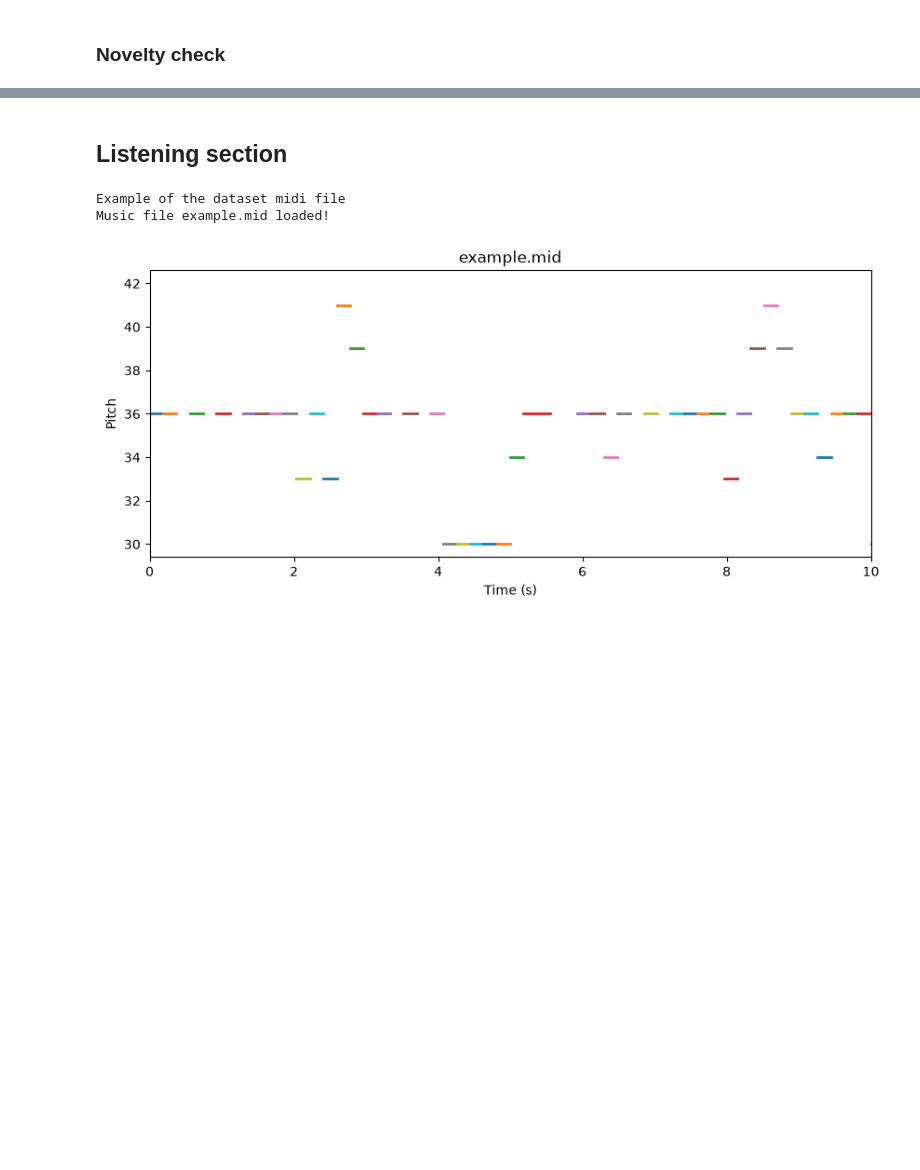
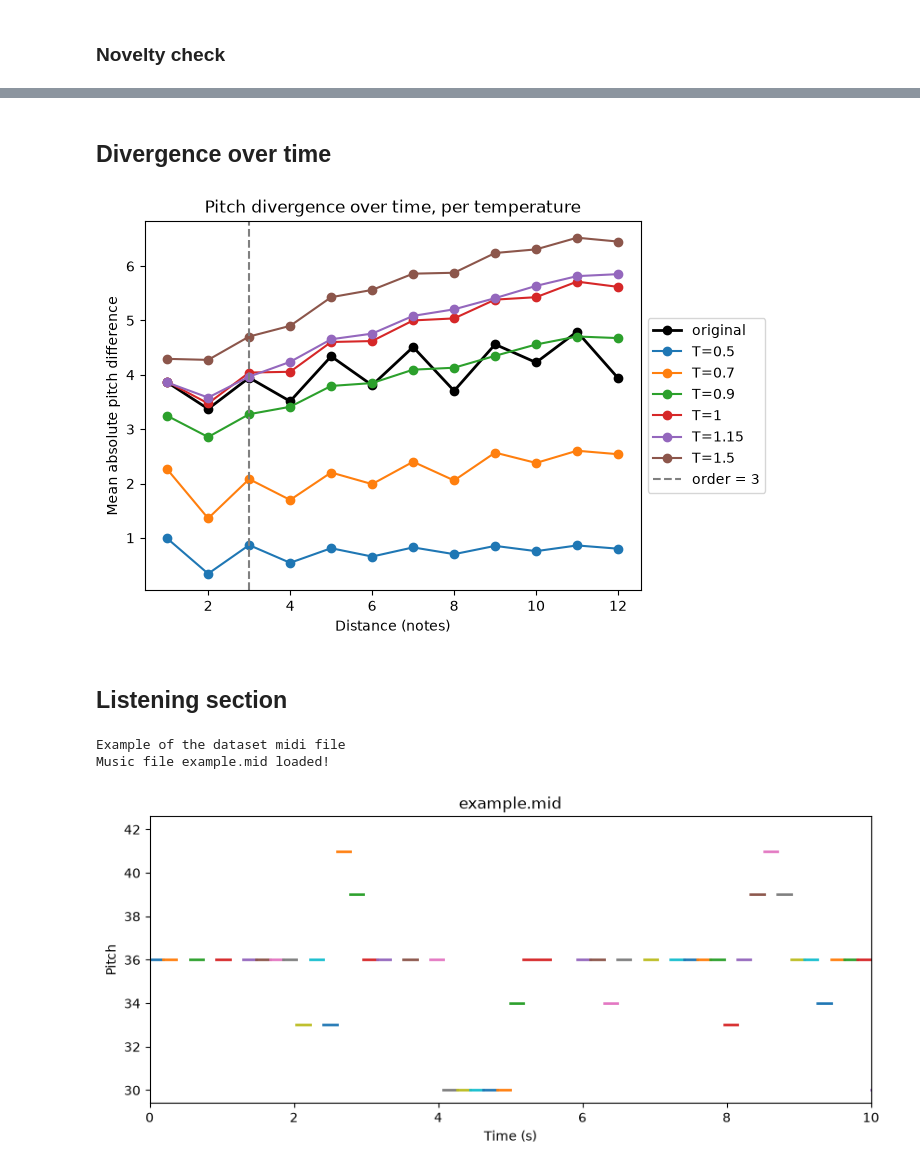
Before and after one commit to rikidoyouloveme/third-markov-for-video-game-bass-line-generation, a Jupyter notebook: project.ipynb, the cells around one changed output, grey strips where cells are left out. Drawn from its saved outputs; the diff is of its cells as text; code cells hidden in the pictures; blank space fills up the shorter version.

```diff
--- a/project.ipynb
+++ b/project.ipynb
@@ -561,3 +593,34 @@ display(pd.DataFrame(novelty_rows))
+# %% [markdown]
+## Divergence over time
+# %%
+def divergence(sequences, max_lag=12):
+    divergences = []
+    for distance in range(1, max_lag + 1):
+        pitch_diffs = [
+            abs(index_to_state[seq[i + distance]][0] - index_to_state[seq[i]][0])
+            for seq in sequences for i in range(len(seq) - distance)
+            if index_to_state[seq[i]] != UNK and index_to_state[seq[i + distance]] != UNK
+        ]
+        divergences.append(np.mean(pitch_diffs) if pitch_diffs else np.nan)
+    return divergences
+
+original_divergence = divergence(encoded_indices, MIN_NOTES_PER_FILE)
+
+plt.plot(range(1, MIN_NOTES_PER_FILE + 1), original_divergence, marker="o", label="original", color="black", linewidth=2)
+for temperature in sorted(set(TEMPERATURES)):
+    temperature_sequences = [generate_indices(96, temperature) for _ in range(100)]
+    temperature_divergence = divergence(temperature_sequences, MIN_NOTES_PER_FILE)
+    plt.plot(range(1, MIN_NOTES_PER_FILE + 1), temperature_divergence, marker="o", label=f"T={temperature}")
+
+plt.axvline(MARKOV_ORDER, color="gray", linestyle="--", label=f"order = {MARKOV_ORDER}")
+plt.xlabel("Distance (notes)")
+plt.ylabel("Mean absolute pitch difference")
+plt.title("Pitch divergence over time, per temperature")
+plt.legend(loc='center left', bbox_to_anchor=(1, 0.5))
+plt.savefig(IMAGE_DIR / "pitch_divergence.png")
+plt.show()
+# %% [output]
+[figure, added]
 # %% [markdown]
 ## Listening section
 # %%
```
Also changed, not shown: parts of 14 cells of this notebook, 10 other files.
